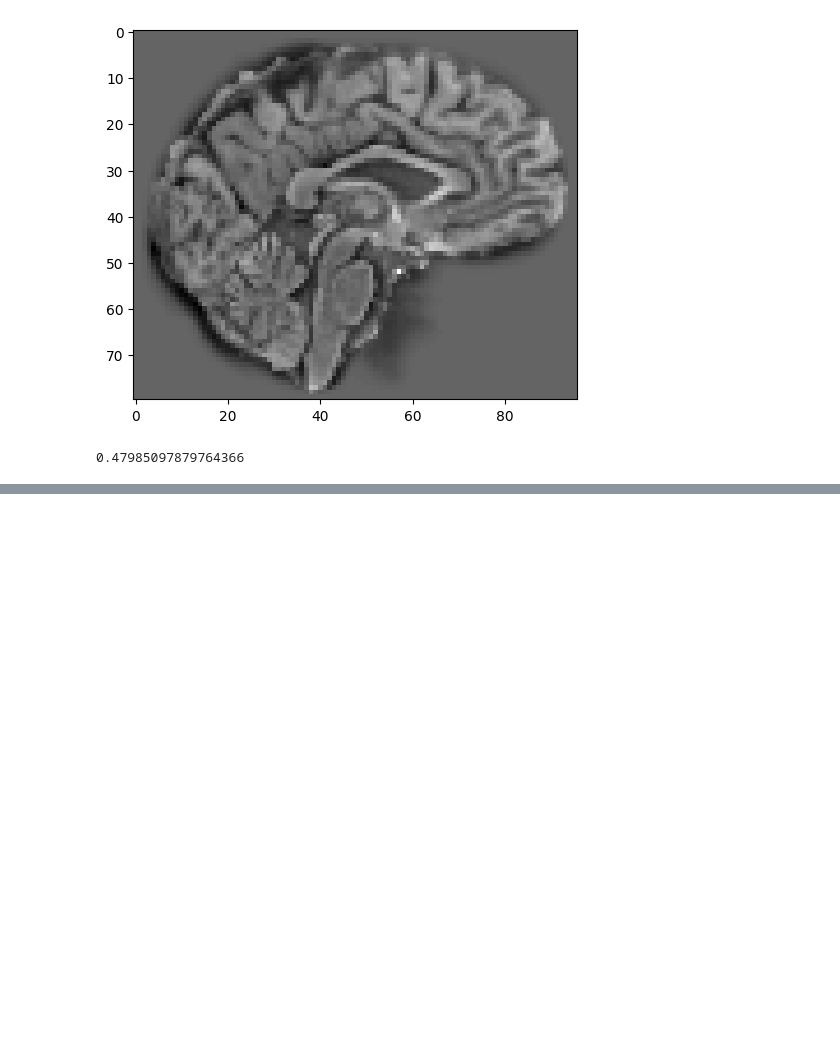
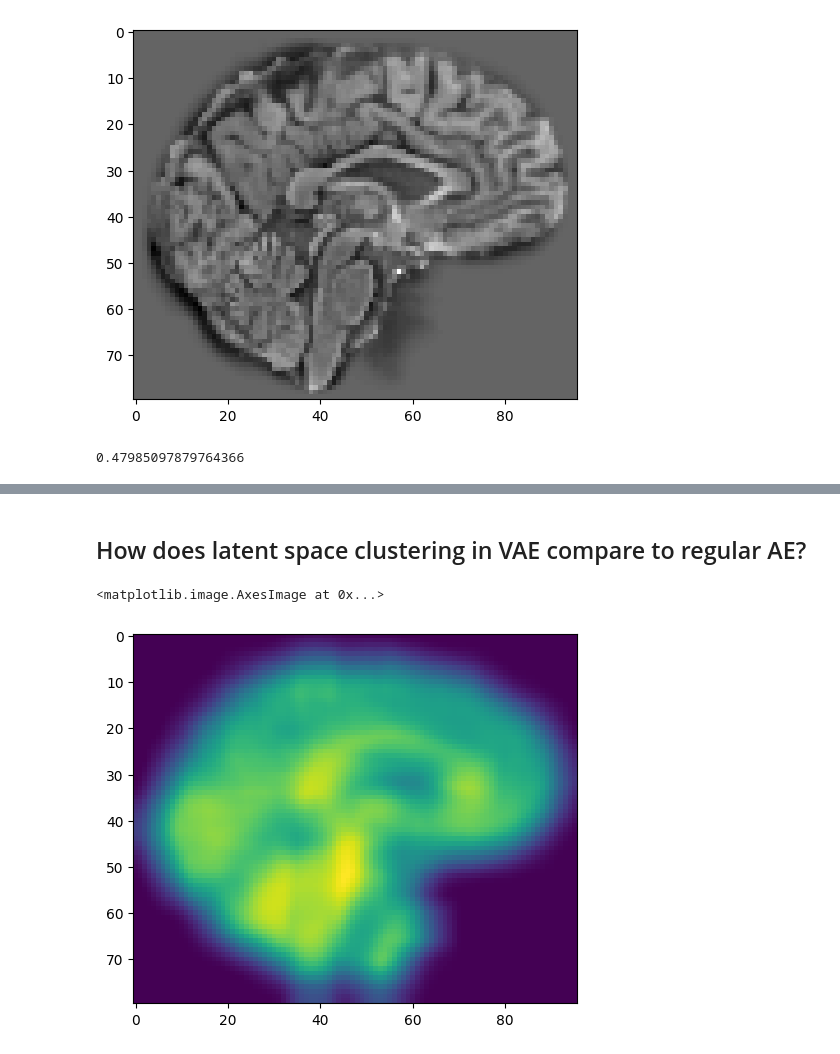
Before and after one commit to Vaakir/unsupervised-deep-learning-bachelor-thesis, a Jupyter notebook: test_vae.ipynb, the cells around one changed output, grey strips where cells are left out. Saved outputs shown, nothing was run; the diff lists cells and outputs as text; code cells hidden in the pictures; blank space fills up the shorter version.

```diff
--- a/test_vae.ipynb
+++ b/test_vae.ipynb
@@ -177,0 +255,2 @@ SSIM(recon.reshape(diff_test.shape), diff_test)
+# %% [markdown]
+## How does latent space clustering in VAE compare to regular AE?
@@ -177,0 +297,5 @@ SSIM(recon.reshape(diff_test.shape), diff_test)
+# %%
+plt.imshow(np.rot90((uniform_filter(train[0],10))[40]))
+# %% [output]
+<matplotlib.image.AxesImage at 0x...>
+[figure, added]
```
Also changed, not shown: parts of 9 cells of this notebook, 3 other files.
